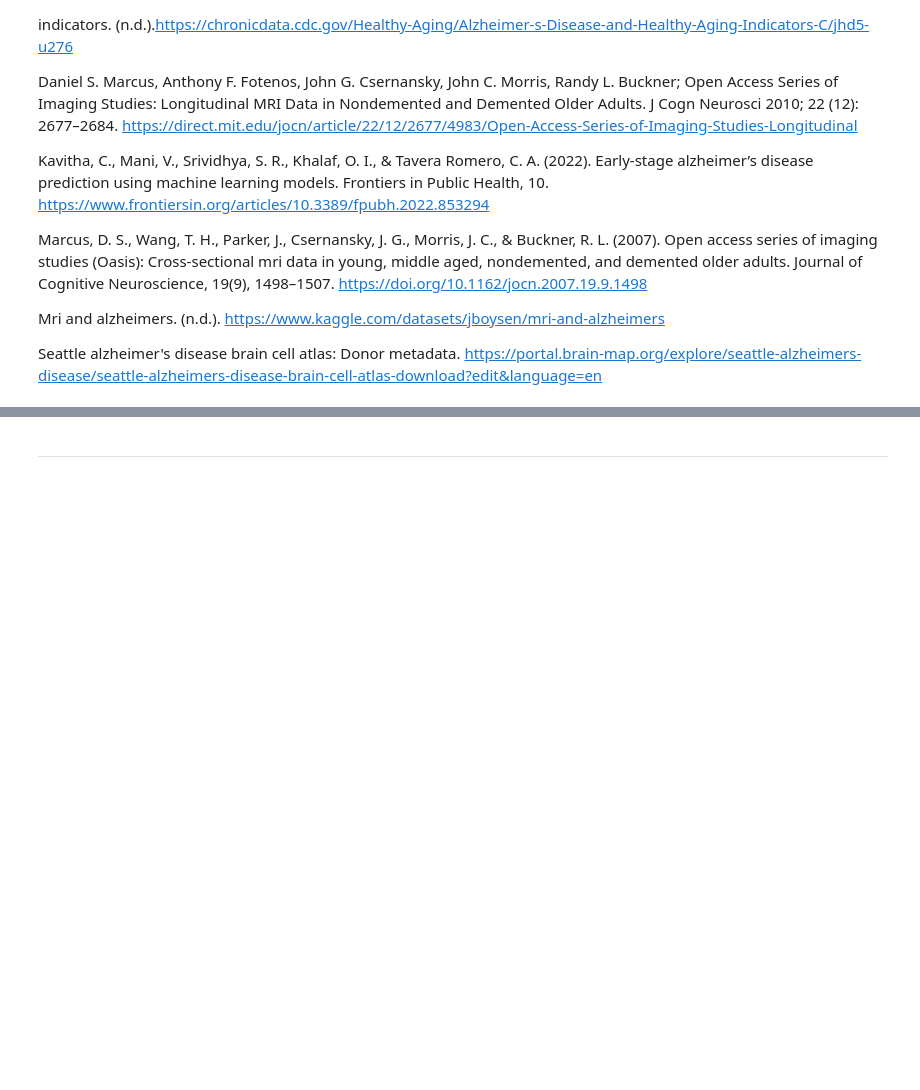
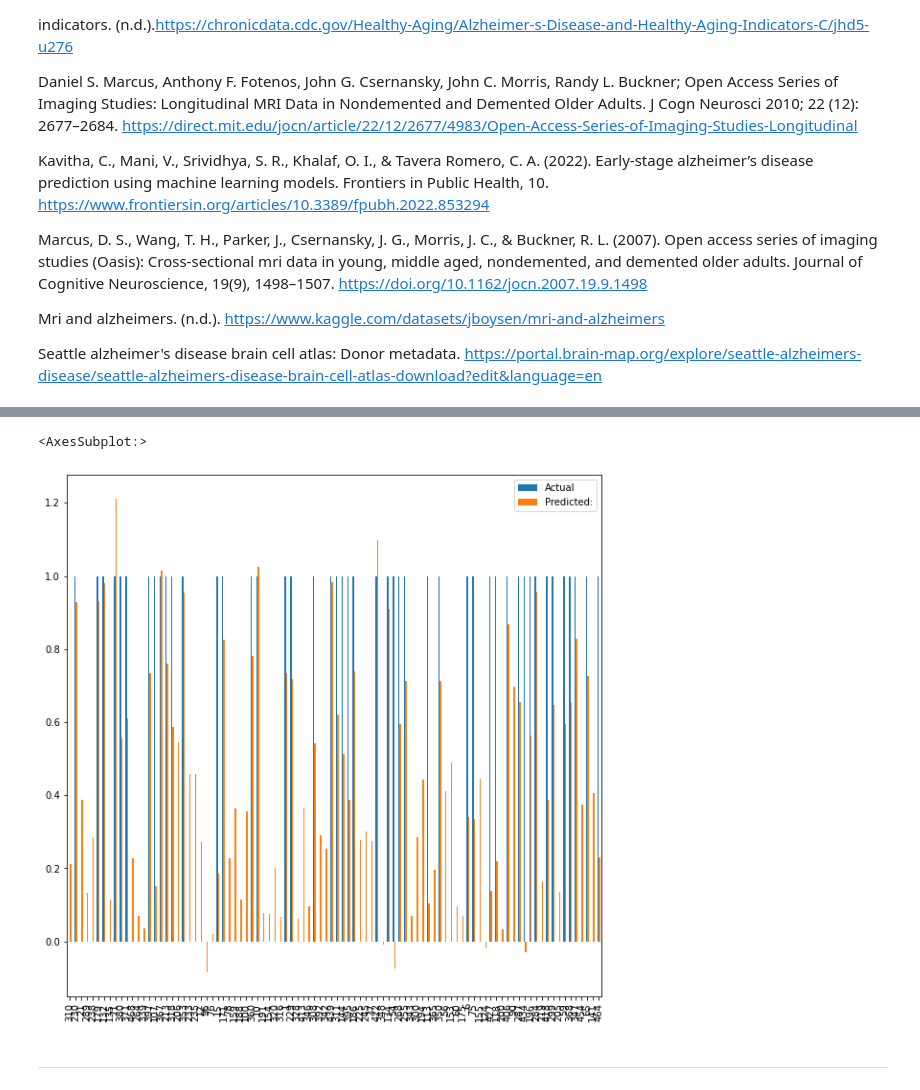
Before and after one commit to marisalong/marisalong.github.io, a Jupyter notebook: DataScienceFinalNotebook.ipynb, the cells around one changed output, grey strips where cells are left out. Saved outputs shown, nothing was run; the diff lists cells and outputs as text; code cells hidden in the pictures; blank space fills up the shorter version.

```diff
--- a/DataScienceFinalNotebook.ipynb
+++ b/DataScienceFinalNotebook.ipynb
@@ -1263,3 +1319,30 @@ Seattle alzheimer's disease brain cell atlas: Donor metadata. https://portal.bra
+# %%
+import sklearn
+from sklearn import linear_model
+features = ['cog_status_num', "Sex_binary", "EDUC_Y", "SES", "MMSE", "eTIV", "nWBV", "ASF", "Brain pH"]
+x_columns = ["Sex_binary", "EDUC_Y", "SES", "MMSE", "eTIV", "nWBV", "ASF", "Brain pH"]
+nan = np.nan
+X = alz_model_df[features]
+imputer = KNNImputer(n_neighbors=2, weights="uniform")
+X = imputer.fit_transform(X)
+imputed_df = pd.DataFrame(X, columns = features)
+
+X_values = imputed_df[x_columns]
+y_values = imputed_df['cog_status_num']
+
+# Splitting into training/testing
+X_train, X_test, y_train, y_test = sklearn.model_selection.train_test_split(X_values, y_values, test_size=0.2, random_state=0)
+
+linear_model = sklearn.linear_model.LinearRegression()
+
+linear_model.fit(X_train, y_train)
+y_predicted = linear_model.predict(X_test)
+y_df = pd.DataFrame({'Actual': y_test, 'Predicted:': y_predicted})
+
+y_df.plot.bar(figsize=(10,10))
+# %% [output]
+<AxesSubplot:>
+[figure, added]
 # %% [markdown]
 ***
 # %% [markdown]
```
Also changed, not shown: parts of 4 cells of this notebook.
